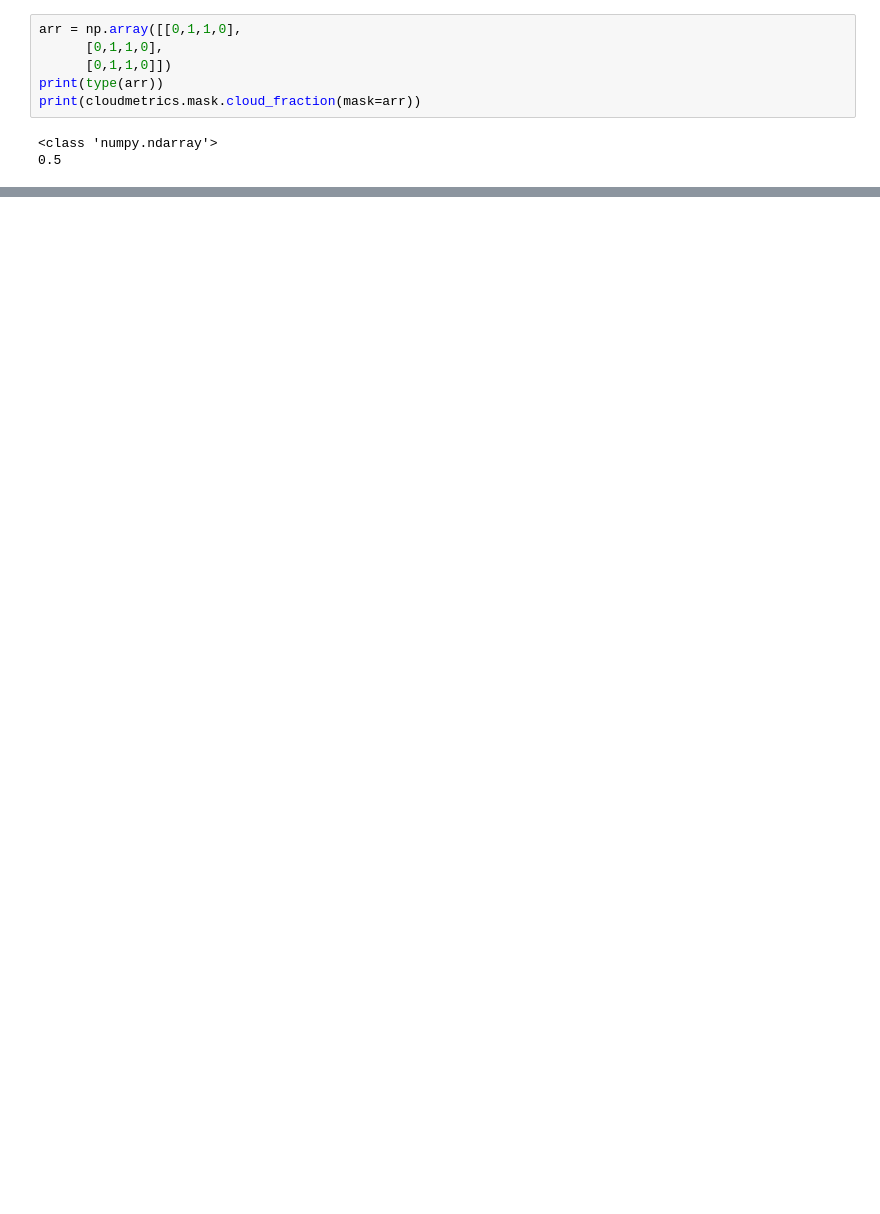
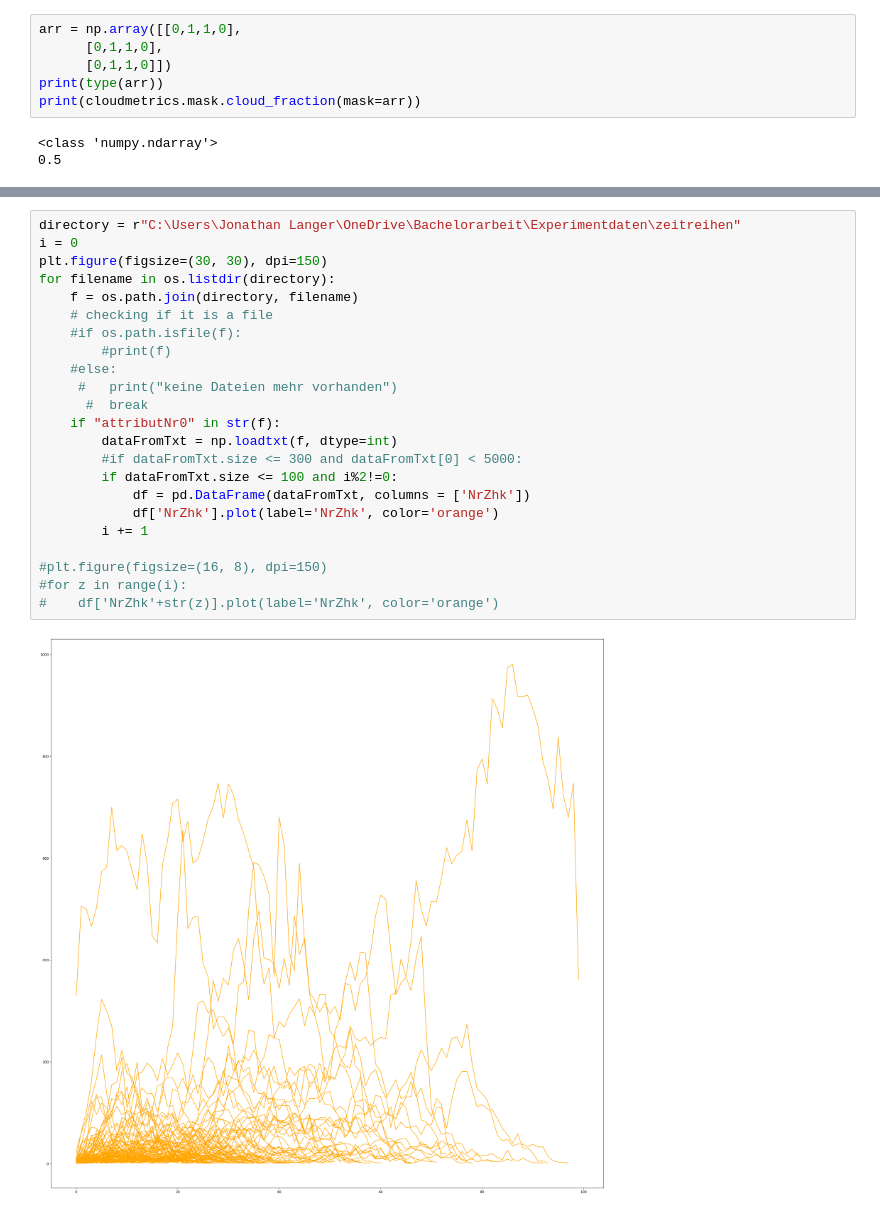
Before and after one commit to jlanger7/GraphDistanzmass, a Jupyter notebook: Cloudmetrics.ipynb, the cells around one changed output, grey strips where cells are left out. Saved outputs shown, nothing was run; the diff lists cells and outputs as text; blank space fills up the shorter version.

```diff
--- a/Cloudmetrics.ipynb
+++ b/Cloudmetrics.ipynb
@@ -44,0 +240,25 @@ orientation(mask, debug=False, periodic_domain=False)
+# %%
+directory = r"C:\Users\Jonathan Langer\OneDrive\Bachelorarbeit\Experimentdaten\zeitreihen"
+i = 0
+plt.figure(figsize=(30, 30), dpi=150)
+for filename in os.listdir(directory):
+    f = os.path.join(directory, filename)
+    # checking if it is a file
+    #if os.path.isfile(f):
+        #print(f)
+    #else:
+     #   print("keine Dateien mehr vorhanden")
+      #  break
+    if "attributNr0" in str(f):
+        dataFromTxt = np.loadtxt(f, dtype=int)
+        #if dataFromTxt.size <= 300 and dataFromTxt[0] < 5000:
+        if dataFromTxt.size <= 100 and i%2!=0:
+            df = pd.DataFrame(dataFromTxt, columns = ['NrZhk'])
+            df['NrZhk'].plot(label='NrZhk', color='orange')
+        i += 1
+
+#plt.figure(figsize=(16, 8), dpi=150)
+#for z in range(i):
+#    df['NrZhk'+str(z)].plot(label='NrZhk', color='orange')
+# %% [output]
+[figure, added]
```
Also changed, not shown: parts of 14 cells of this notebook, 5 other files.
